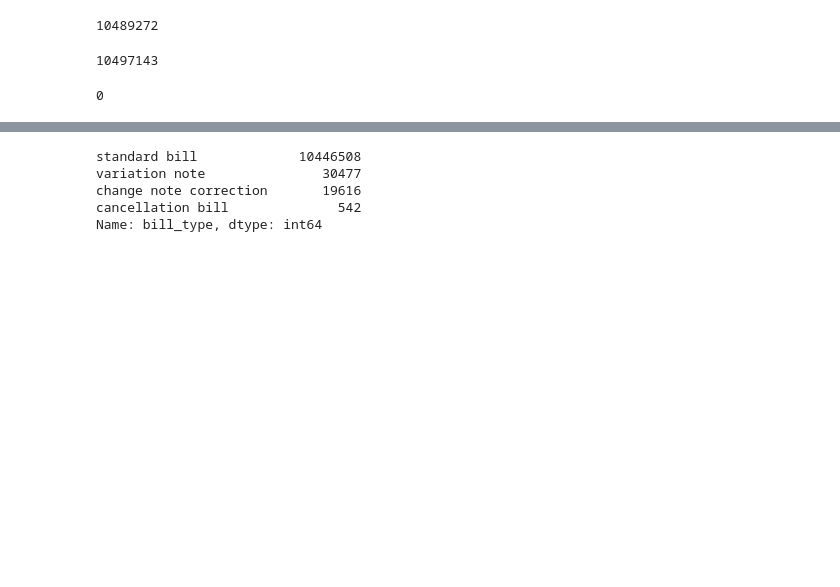
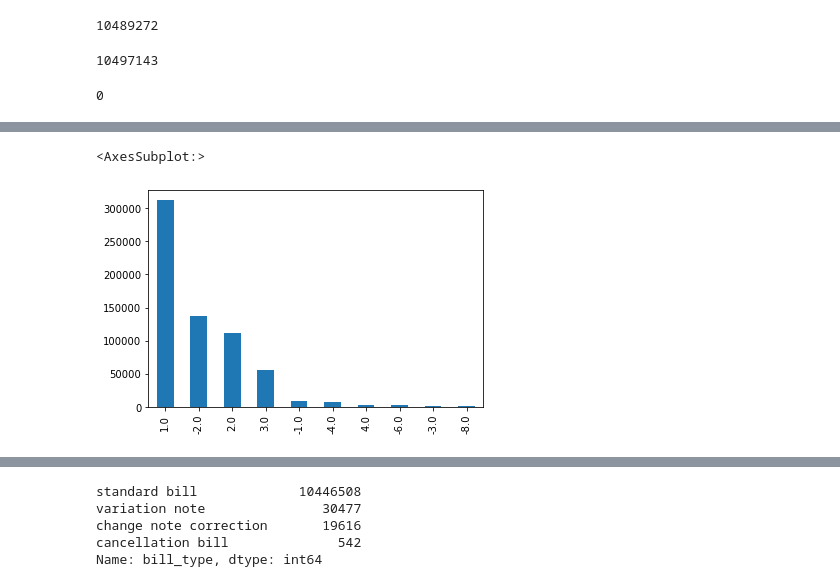
Before and after one commit to Il-Pela/BDMG-Project, a Jupyter notebook: Pelacani.ipynb, the cells around one changed output, grey strips where cells are left out. Drawn from its saved outputs; the diff is of its cells as text; code cells hidden in the pictures; blank space fills up the shorter version.

```diff
--- a/Pelacani.ipynb
+++ b/Pelacani.ipynb
@@ -947,0 +1000,3 @@ Dask Name: rename, 570 tasks
+# %%
+date_diff = ((base['gas_end_date'] - base['gas_start_date']) / np.timedelta64(1,'M')).round()
+date_diff.tail()
@@ -947,0 +1012,2 @@ Dask Name: rename, 570 tasks
+# %%
+val_count = (df['b_freq'] - date_diff).value_counts().compute()
@@ -947,0 +1029,5 @@ Dask Name: rename, 570 tasks
+# %%
+val_count[(val_count > 1000) & (val_count < 1000000)].plot(kind='bar')
+# %% [output]
+<AxesSubplot:>
+[figure, added]
```
Also changed, not shown: parts of 16 cells of this notebook.
